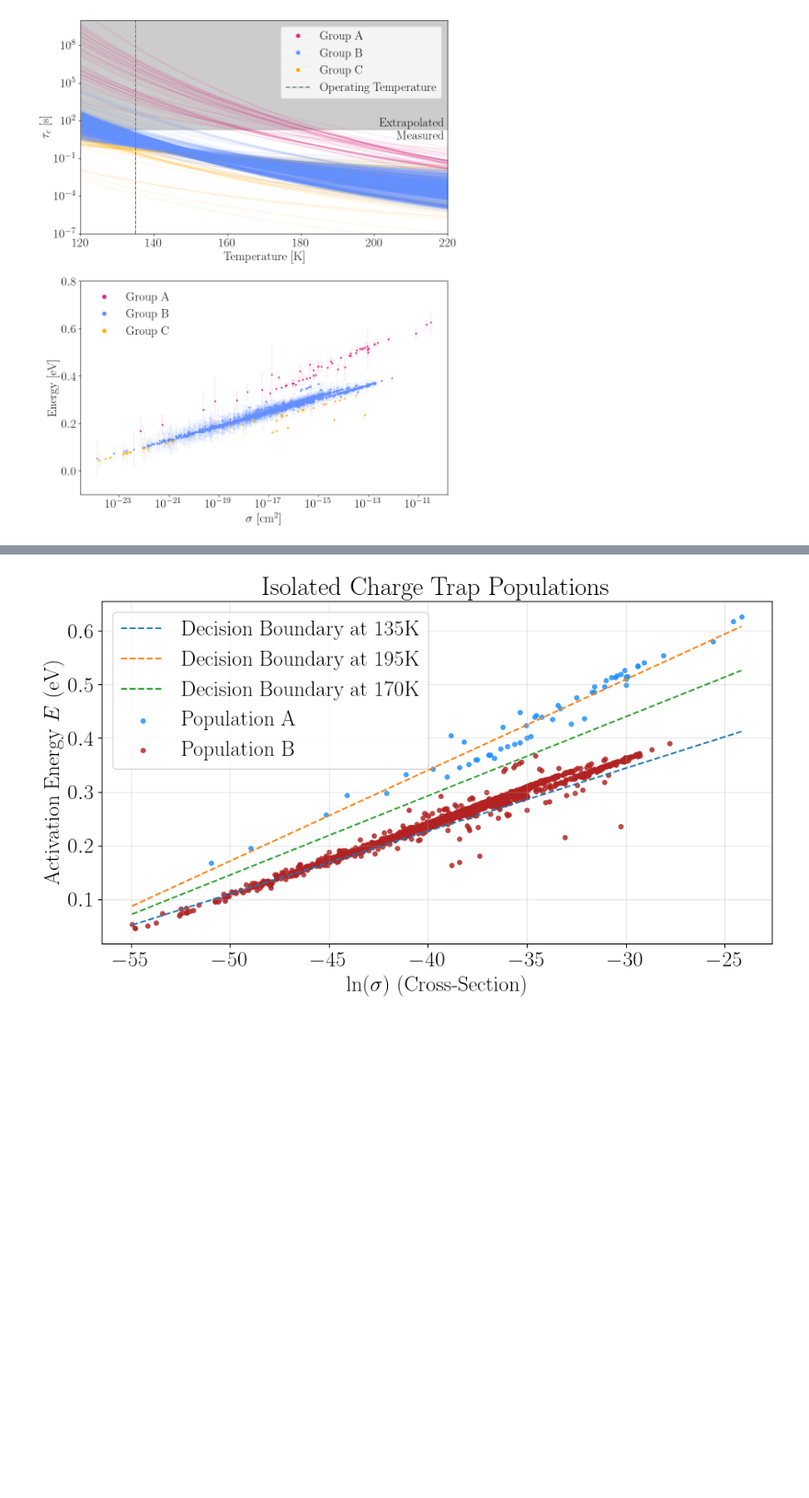
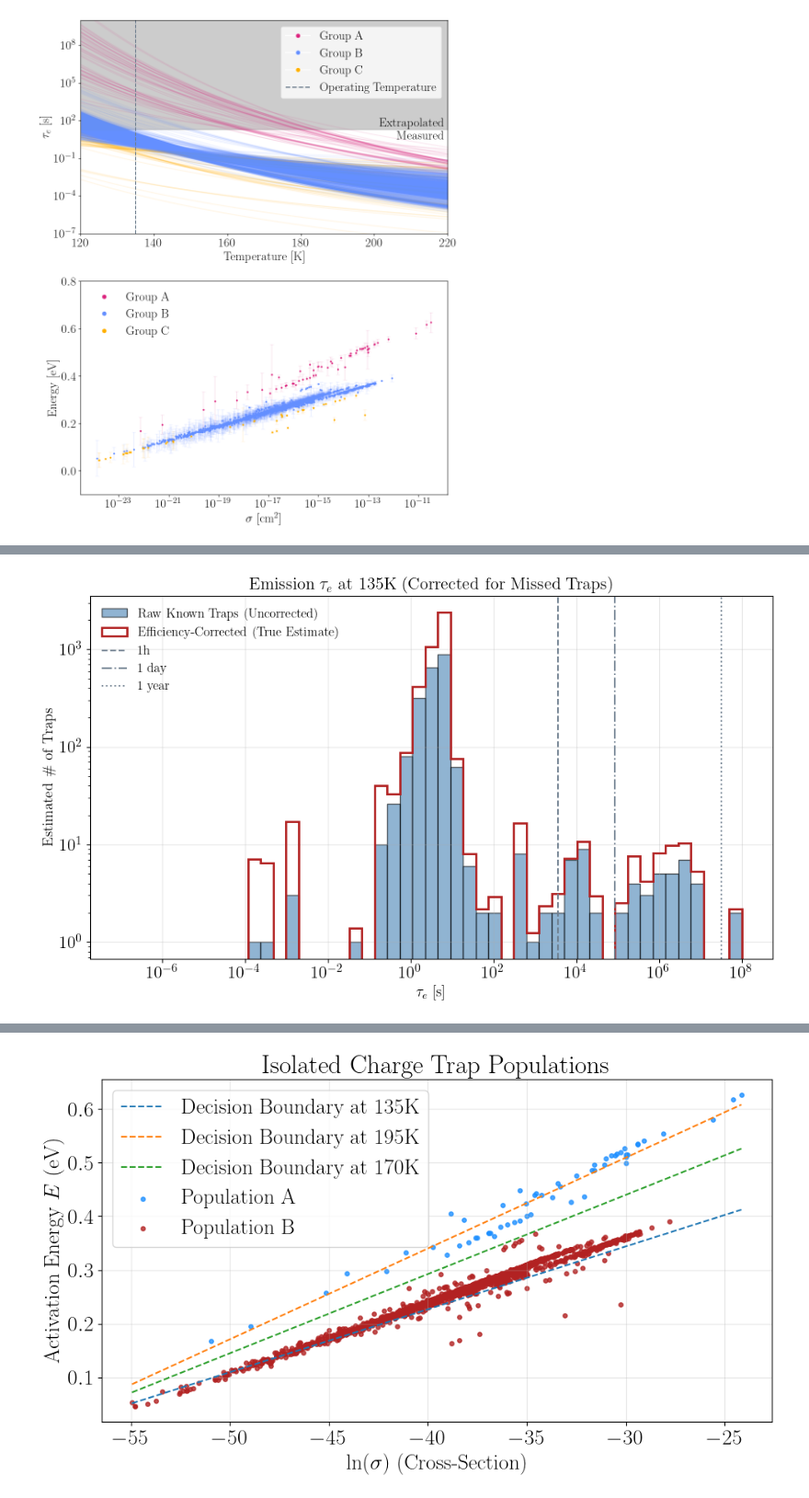
Before and after one commit to anshsdesai/sensei_charge_traps, a Jupyter notebook: charge_trap_figures.ipynb, the cells around one changed output, grey strips where cells are left out. Shown at 92% size. Drawn from its saved outputs; the diff is of its cells as text; code cells hidden in the pictures; blank space fills up the shorter version.

```diff
--- a/charge_trap_figures.ipynb
+++ b/charge_trap_figures.ipynb
@@ -719,3 +777,103 @@ minbin,maxbin
+# %%
+import numpy as np
+import matplotlib.pyplot as plt
+from scipy.interpolate import interp1d
+
+# ====================================================================
+# 1. Build the Universal "Master Efficiency Curve"
+# ====================================================================
+all_measured = []
+all_extrapolated = []
+for t in tau_temperatures.keys():
+    all_measured.extend(tau_temperatures[t]['measured'])
+    all_extrapolated.extend(tau_temperatures[t]['extrapolated'])
+
+all_total = all_measured + all_extrapolated
+# bins = np.geomspace(1e-7, 1e8, 75)
+
+meas_counts, _ = np.histogram(all_measured, bins=bins)
+tot_counts, _ = np.histogram(all_total, bins=bins)
+
+# Calculate efficiency safely
+with np.errstate(divide='ignore', invalid='ignore'):
+    master_efficiency = meas_counts / tot_counts
+
+bin_centers = np.sqrt(bins[:-1] * bins[1:])
+
+# Create a safe trust window (only trust regions with > 5% efficiency)
+trust_mask = (master_efficiency > 0.05) & (~np.isnan(master_efficiency))
+
+# Create a continuous interpolation function for the efficiency
+master_eff_func = interp1d(
+    bin_centers[trust_mask],
+    master_efficiency[trust_mask],
+    kind='linear',
+    bounds_error=False,
+    fill_value=np.nan
+)
+
+# ====================================================================
+# 2. Weight every characterized trap based on where it was observed
+# ====================================================================
+target_temp = 135.0
+
+tau_target_list = []
+weights_list = []
+
+for d, data in enumerate(energy_crossSections):
+    cs = data[0]
+    energy = data[1]
+    avgtemp = data[4]  # The temperature where this trap was best measured
+
+    # Calculate the tau of this trap AT THE TEMPERATURE IT WAS MEASURED
+    logtau_obs = log_energy_cross_section(avgtemp, energy, np.log(cs))
+    tau_obs = np.exp(logtau_obs)
+
+    # Get the efficiency for this tau from our master curve
+    trap_eff = master_eff_func(tau_obs)
+
+    # Skip traps that fell outside our 5% reliable interpolation window
+    if np.isnan(trap_eff) or trap_eff <= 0:
+        continue
+
+    trap_weight = 1.0 / trap_eff
+
+    # Now, calculate the tau of this trap at our TARGET extrapolated temperature
+    logtau_target = log_energy_cross_section(target_temp, energy, np.log(cs))
+    tau_target = np.exp(logtau_target)
+
+    tau_target_list.append(tau_target)
+    weights_list.append(trap_weight)
+
+# ====================================================================
+# 3. Plot the final Corrected Histogram!
+# ====================================================================
+plt.figure(figsize=(10, 6))
+
+# Plot the Unweighted (Raw Known Traps)
+plt.hist(tau_target_list, bins=bins, color='steelblue', edgecolor='black',
+         alpha=0.6, label='Raw Known Traps (Uncorrected)')
+
+# Plot the Weighted (True Extrapolated Estimate)
+plt.hist(tau_target_list, bins=bins, weights=weights_list,
+         edgecolor='firebrick', lw=2, histtype='step',
+         label='Efficiency-Corrected (True Estimate)')
+
+plt.title(f"Emission $\\tau_e$ at {int(target_temp)}K (Corrected for Missed Traps)", fontsize=16)
+plt.xlabel('$\\tau_e$ [s]', fontsize=14)
+plt.ylabel('Estimated \# of Traps', fontsize=14)
+plt.xscale('log')
+plt.yscale('log')
+
+plt.axvline(3600, label='1h', ls='--', color='slategrey')
+plt.axvline(3600*24, label='1 day', ls='-.', color='slategrey')
+plt.axvline(3600*24*365, label='1 year', ls=':', color='slategrey')
+
+plt.legend(frameon=False, fontsize=12)
+plt.grid(True, alpha=0.3)
+plt.show()
+# %% [output]
+[figure, added]
 # %%
 hA = hist.new.Reg(20,120,210).Double()
 hA.fill(avg_A)
```
Also changed, not shown: parts of 8 cells of this notebook, 3 other files.
